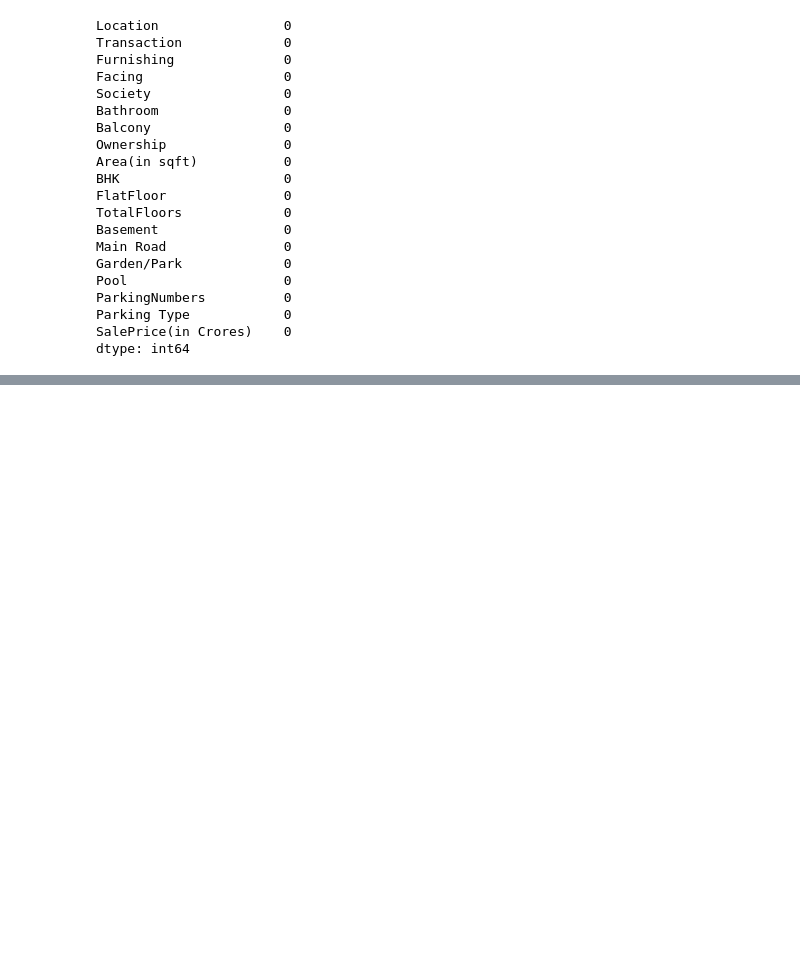
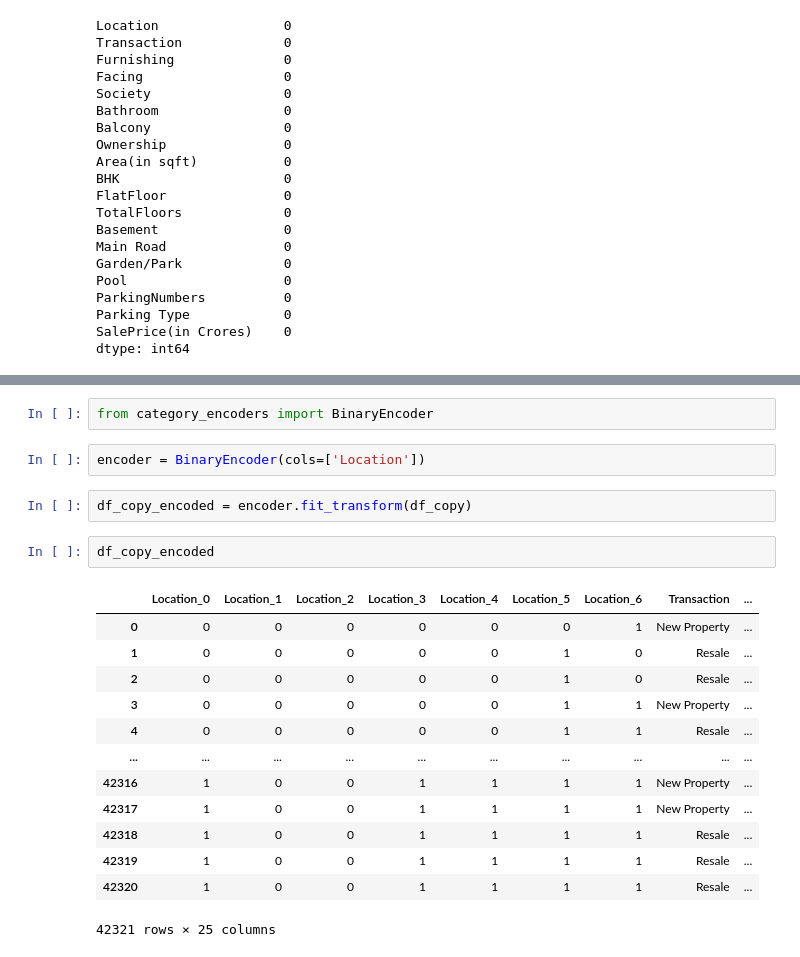
Before and after one commit to Rahul5021/FlatPricePrediction, a Jupyter notebook: eda.ipynb, the cells around one changed output, grey strips where cells are left out. Drawn from its saved outputs; the diff is of its cells as text; blank space fills up the shorter version.

```diff
--- a/eda.ipynb
+++ b/eda.ipynb
@@ -467,0 +535,22 @@ df_copy.to_csv('D:\Data Science\Projects\FlatPricePrediction\data\eda.csv', inde
+# %%
+from category_encoders import BinaryEncoder
+# %%
+encoder = BinaryEncoder(cols=['Location'])
+# %%
+df_copy_encoded = encoder.fit_transform(df_copy)
+# %%
+df_copy_encoded
+# %% [output]
+|  | Location_0 | Location_1 | Location_2 | Location_3 | Location_4 | Location_5 | Location_6 | Transaction | ... |
+| 0 | 0 | 0 | 0 | 0 | 0 | 0 | 1 | New Property | ... |
+| 1 | 0 | 0 | 0 | 0 | 0 | 1 | 0 | Resale | ... |
+| 2 | 0 | 0 | 0 | 0 | 0 | 1 | 0 | Resale | ... |
+| 3 | 0 | 0 | 0 | 0 | 0 | 1 | 1 | New Property | ... |
+| 4 | 0 | 0 | 0 | 0 | 0 | 1 | 1 | Resale | ... |
+| ... | ... | ... | ... | ... | ... | ... | ... | ... | ... |
+| 42316 | 1 | 0 | 0 | 1 | 1 | 1 | 1 | New Property | ... |
+| 42317 | 1 | 0 | 0 | 1 | 1 | 1 | 1 | New Property | ... |
+| 42318 | 1 | 0 | 0 | 1 | 1 | 1 | 1 | Resale | ... |
+| 42319 | 1 | 0 | 0 | 1 | 1 | 1 | 1 | Resale | ... |
+| 42320 | 1 | 0 | 0 | 1 | 1 | 1 | 1 | Resale | ... |
+42321 rows × 25 columns
```
Also changed, not shown: parts of 25 cells of this notebook.
